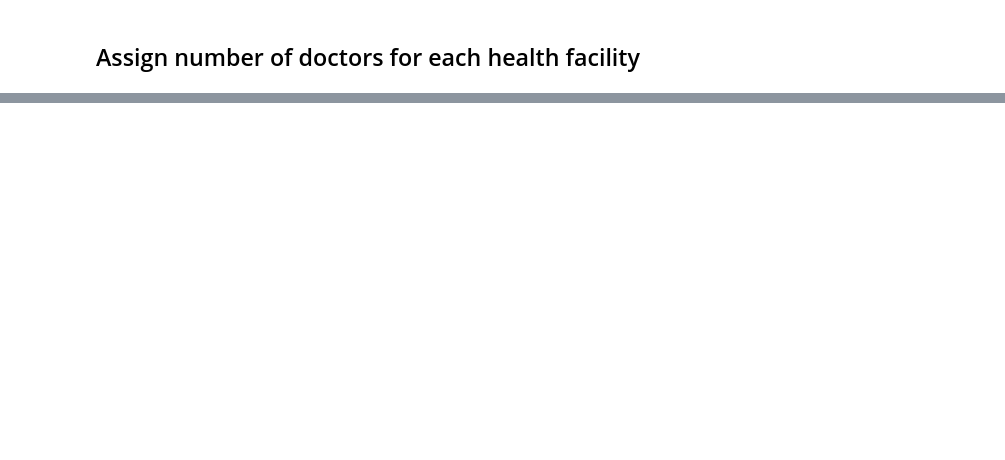
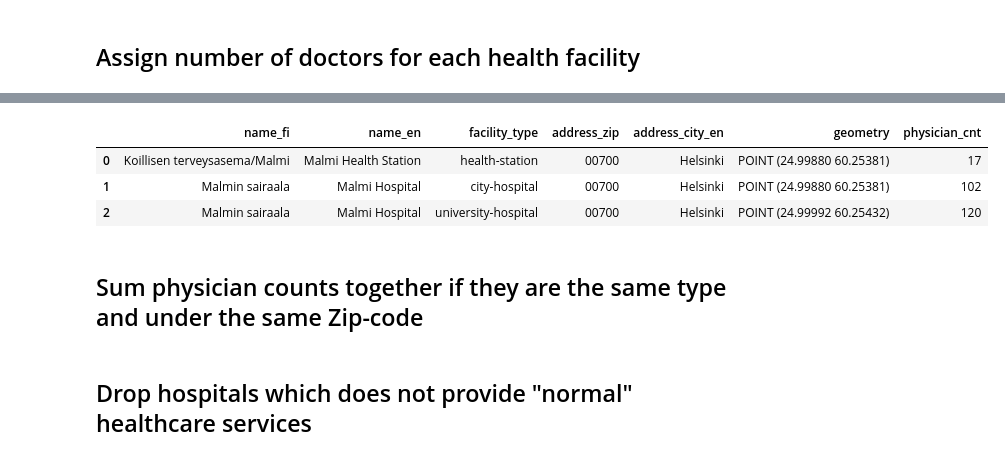
Before and after one commit to AaltoGIS/data-preparations, a Jupyter notebook: Preparing_hospital_data.ipynb, the cells around one changed output, grey strips where cells are left out. Cells and saved outputs as stored; diff of their text form; code cells hidden in the pictures; blank space fills up the shorter version.

```diff
--- a/Preparing_hospital_data.ipynb
+++ b/Preparing_hospital_data.ipynb
@@ -232,32 +258,33 @@ espoo["weight"] = (espoo["tp_q_terv"] / espoo_empl_avg) / espoo["facilities_per_
 hki["physician_cnt"] = None
 
 # Stations
-mask = hki["service_en"]=="health stations"
+mask = hki["health_station"]==1
 hki.loc[mask, "physician_cnt"] = (hki_doctors_per_station * hki.loc[mask, "weight"]).round(0).astype(int)
 
 # Uni hospitals
-mask = hki["service_en"]=="university hospitals"
+mask = hki["uni_hospital"]==1
 hki.loc[mask, "physician_cnt"] = (hki_doctors_per_unihosp * hki.loc[mask, "weight"]).round(0).astype(int)
 
 # Municipality hospitals
-mask = hki["service_en"]=="city or municipal hospitals"
+mask = hki["city_hospital"]==1
 hki.loc[mask, "physician_cnt"] = (hki_doctors_per_munihosp * hki.loc[mask, "weight"]).round(0).astype(int)
 
 
 # Vantaa
 # --------
+
 vantaa["physician_cnt"] = None
 
 # Stations
-mask = vantaa["service_en"]=="health stations"
+mask = vantaa["health_station"]==1
 vantaa.loc[mask, "physician_cnt"] = (vantaa_doctors_per_station * vantaa.loc[mask, "weight"]).round(0).astype(int)
 
 # Uni hospitals
-mask = vantaa["service_en"]=="university hospitals"
+mask = vantaa["uni_hospital"]==1
 vantaa.loc[mask, "physician_cnt"] = (vantaa_doctors_per_unihosp * vantaa.loc[mask, "weight"]).round(0).astype(int)
 
 # Municipality hospitals
-mask = vantaa["service_en"]=="city or municipal hospitals"
+mask = vantaa["city_hospital"]==1
 vantaa.loc[mask, "physician_cnt"] = (vantaa_doctors_per_munihosp * vantaa.loc[mask, "weight"]).round(0).astype(int)
 
 # Espoo
@@ -265,15 +292,15 @@ vantaa.loc[mask, "physician_cnt"] = (vantaa_doctors_per_munihosp * vantaa.loc[ma
 espoo["physician_cnt"] = None
 
 # Stations
-mask = espoo["service_en"]=="health stations"
+mask = espoo["health_station"]==1
 espoo.loc[mask, "physician_cnt"] = (espoo_doctors_per_station * espoo.loc[mask, "weight"]).round(0).astype(int)
 
 # Uni hospitals
-mask = espoo["service_en"]=="university hospitals"
+mask = espoo["uni_hospital"]==1
 espoo.loc[mask, "physician_cnt"] = (espoo_doctors_per_unihosp * espoo.loc[mask, "weight"]).round(0).astype(int)
 
 # Municipality hospitals
-mask = espoo["service_en"]=="city or municipal hospitals"
+mask = espoo["city_hospital"]==1
 espoo.loc[mask, "physician_cnt"] = (espoo_doctors_per_munihosp * espoo.loc[mask, "weight"]).round(0).astype(int)
 
 # Kauniainen
@@ -299,0 +331,9 @@ final = final[['name_en', 'address_zip', 'address_city_en',
+# %%
+combined.head(3)
+# %% [output]
+|  | name_fi | name_en | facility_type | address_zip | address_city_en | geometry | physician_cnt |
+| 0 | Koillisen terveysasema/Malmi | Malmi Health Station | health-station | 00700 | Helsinki | POINT (24.99880 60.25381) | 17 |
+| 1 | Malmin sairaala | Malmi Hospital | city-hospital | 00700 | Helsinki | POINT (24.99880 60.25381) | 102 |
+| 2 | Malmin sairaala | Malmi Hospital | university-hospital | 00700 | Helsinki | POINT (24.99992 60.25432) | 120 |
+# %% [markdown]
+## Sum physician counts together if they are the same type and under the same Zip-code
@@ -299,0 +373,2 @@ final = final[['name_en', 'address_zip', 'address_city_en',
+# %% [markdown]
+## Drop hospitals which does not provide "normal" healthcare services
```
Also changed, not shown: parts of 34 cells of this notebook.
